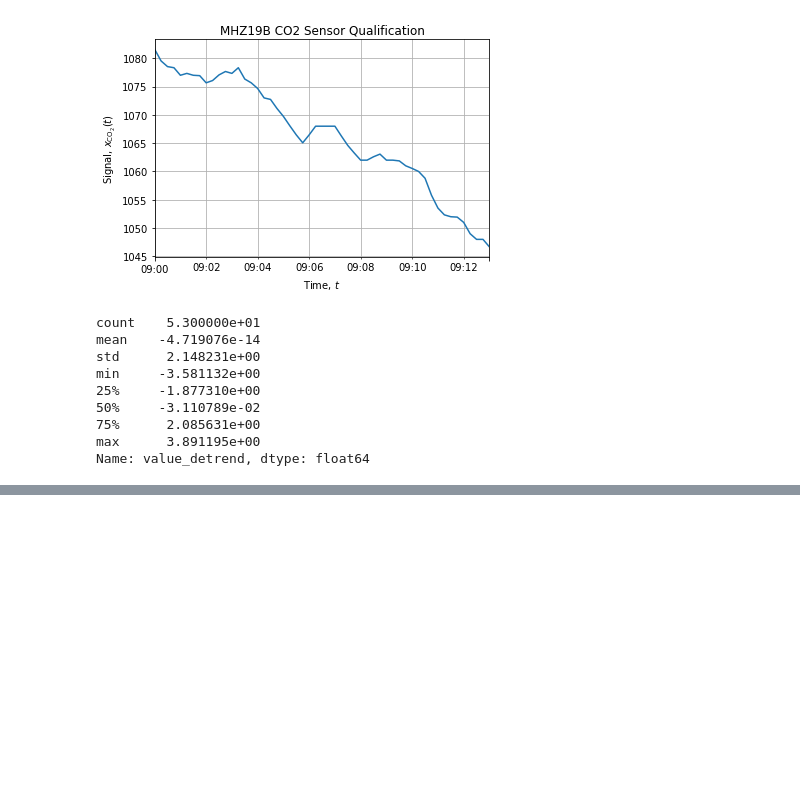
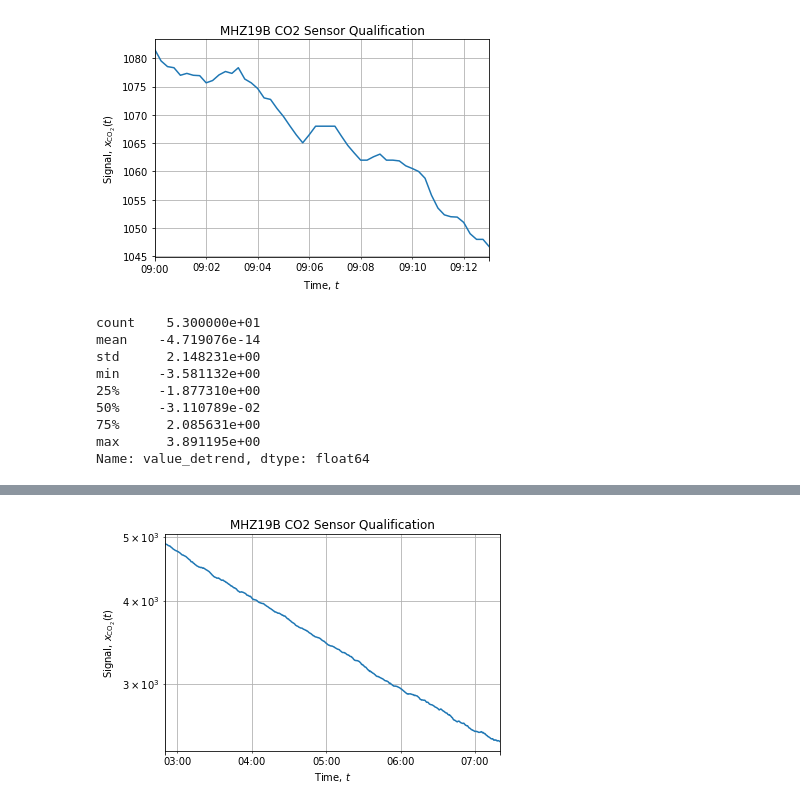
Before and after one commit to jlandercy/cookbook, a Jupyter notebook: python/sensors/MHZ19B/SensorQualification.ipynb, the cells around one changed output, grey strips where cells are left out. Drawn from its saved outputs; the diff is of its cells as text; code cells hidden in the pictures; blank space fills up the shorter version.

```diff
--- a/python/sensors/MHZ19B/SensorQualification.ipynb
+++ b/python/sensors/MHZ19B/SensorQualification.ipynb
@@ -224,0 +242,8 @@ Name: value_detrend, dtype: float64
+# %%
+axe = data.loc["2020-09-27 02:50:00":"2020-09-27 07:20:00",'value_mean'].plot(logy=True)
+axe.set_title("MHZ19B CO2 Sensor Qualification")
+axe.set_xlabel(r"Time, $t$")
+axe.set_ylabel(r"Signal, $x_\mathrm{CO_2}(t)$")
+axe.grid(which='both')
+# %% [output]
+[figure, added]
```
Also changed, not shown: parts of 8 cells of this notebook.
